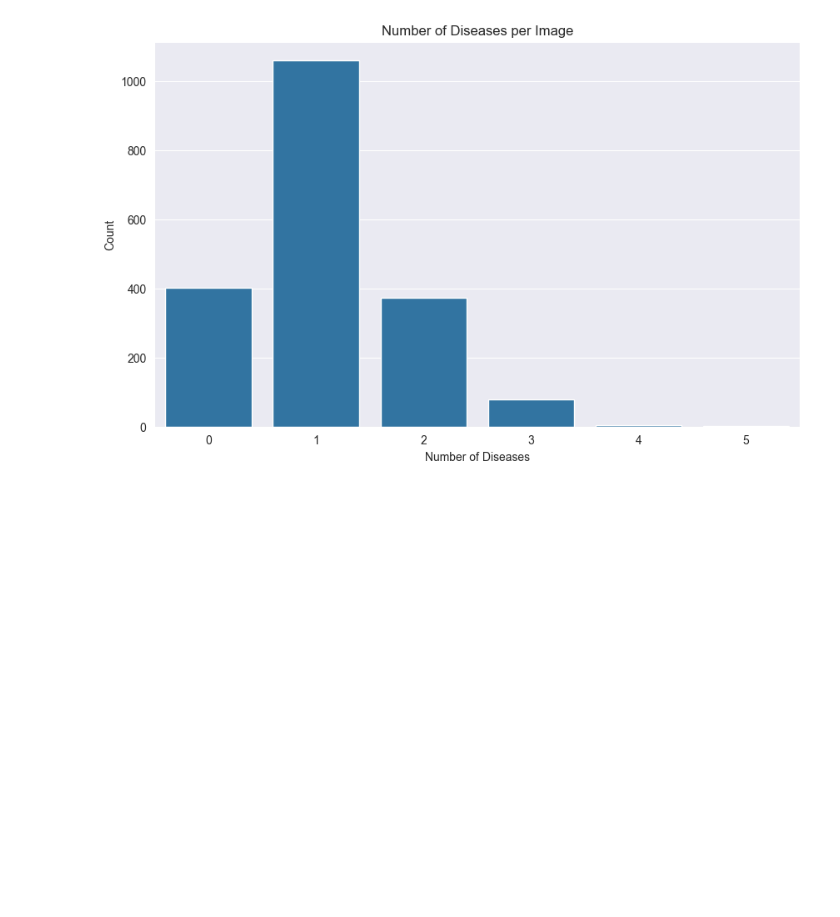
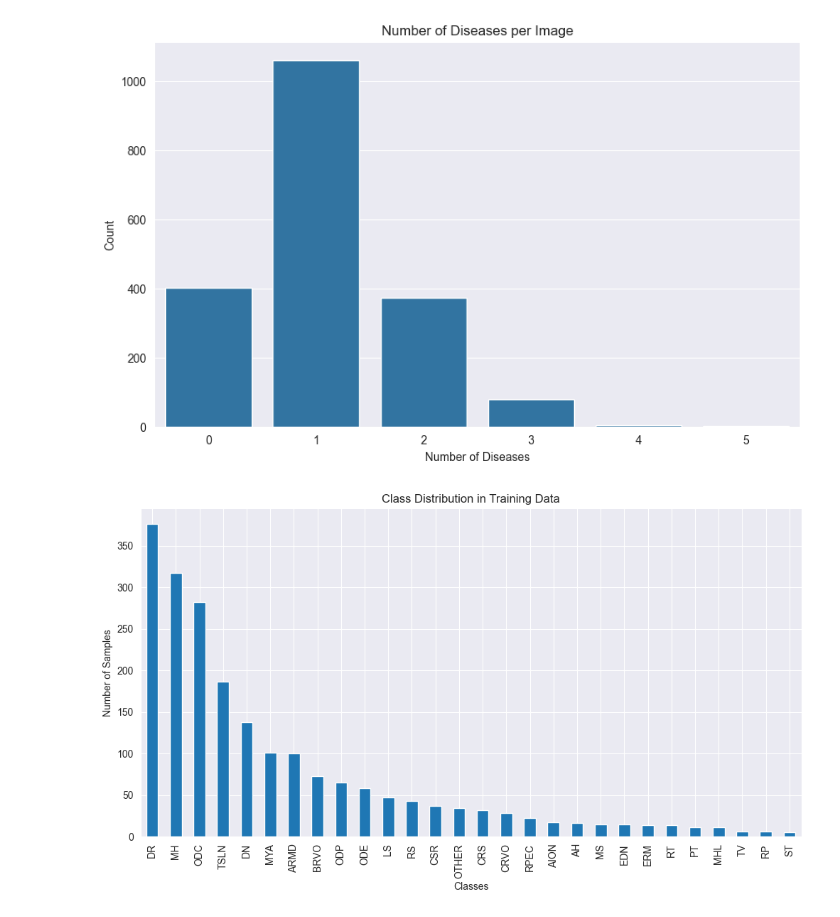
Before and after one commit to Bfawaz2001/AI-OCT-Disease-Detection-and-Classification, a Jupyter notebook: notebooks/data_exploration.ipynb, the cells around one changed output. Saved outputs shown, nothing was run; the diff lists cells and outputs as text; code cells hidden in the pictures; blank space fills up the shorter version.

```diff
--- a/notebooks/data_exploration.ipynb
+++ b/notebooks/data_exploration.ipynb
@@ -49,3 +49,33 @@ analyze_multilabel(data)
 [figure]
 [figure]
 [figure]
+# %%
+import pandas as pd
+import matplotlib.pyplot as plt
+
+# Load the dataset
+data_dir = "../data"  # Adjust this path based on your dataset directory
+train_csv = f"{data_dir}/train/RFMiD_Training_Labels.csv"
+
+# Read the training CSV
+df = pd.read_csv(train_csv)
+
+# Class labels (remove 'ID' and 'Disease_Risk' columns)
+label_columns = df.columns[2:]
+
+# Compute the class distribution
+class_distribution = df[label_columns].sum().sort_values(ascending=False)
+
+# Save class distribution for further use
+class_distribution.to_csv("class_distribution.csv", index=True)
+
+# Plot the class distribution
+plt.figure(figsize=(12, 6))
+class_distribution.plot(kind='bar')
+plt.title("Class Distribution in Training Data")
+plt.xlabel("Classes")
+plt.ylabel("Number of Samples")
+plt.savefig("class_distribution_plot.png")
+plt.show()
+# %% [output]
+[figure, added]
```
Also changed, not shown: parts of 1 cell of this notebook, 7 other files.
